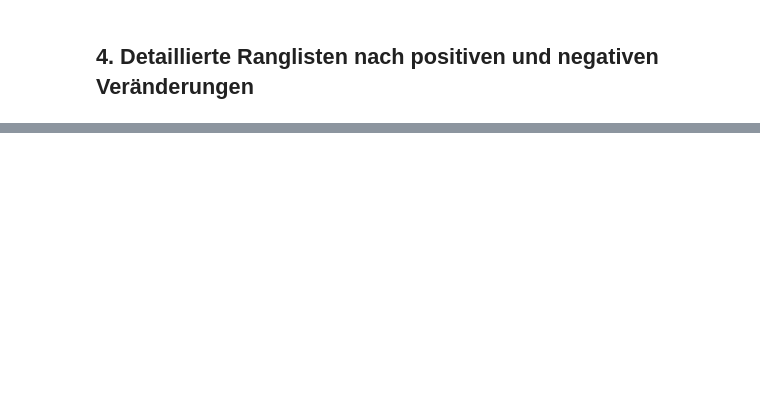
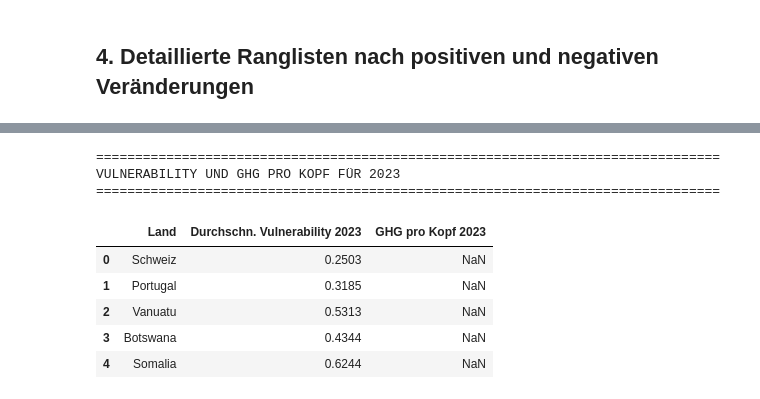
Before and after one commit to damiansze/Climate-Justice, a Jupyter notebook: 06_Case_study_indicator.ipynb, the cells around one changed output, grey strips where cells are left out. Cells and saved outputs as stored; diff of their text form; code cells hidden in the pictures; blank space fills up the shorter version.

```diff
--- a/06_Case_study_indicator.ipynb
+++ b/06_Case_study_indicator.ipynb
@@ -159,0 +329,69 @@ for country_code, country_name in countries.items():
+# %%
+# Schweiz zur Länderliste hinzufügen
+analysis_countries = {
+    'CHE': 'Schweiz',
+    'PRT': 'Portugal',
+    'VUT': 'Vanuatu',
+    'BWA': 'Botswana',
+    'SOM': 'Somalia'
+}
+
+# Vulnerability-Daten für 2023 sammeln
+vulnerability_2023 = {}
+
+for country_code, country_name in analysis_countries.items():
+    if country_code in results and results[country_code]:
+        # Durchschnitt aller Vulnerability-Indikatoren für 2023
+        values_2023 = [data['2023'] for data in results[country_code].values() if pd.notna(data['2023'])]
+        if values_2023:
+            vulnerability_2023[country_name] = np.mean(values_2023)
+    else:
+        # Daten direkt aus den Indikator-DataFrames holen
+        values_2023 = []
+        for df in indicator_data.values():
+            if '2023' in df.columns:
+                country_row = df[df['ISO3'] == country_code]
+                if not country_row.empty:
+                    value = pd.to_numeric(country_row['2023'].values[0], errors='coerce')
+                    if pd.notna(value):
+                        values_2023.append(value)
+        if values_2023:
+            vulnerability_2023[country_name] = np.mean(values_2023)
+
+# GHG pro Kopf für 2023 einlesen
+ghg_path = Path("data/vuln_indicators/id_ghgpc/score.csv")
+ghg_2023 = {}
+
+if ghg_path.exists():
+    df_ghg = pd.read_csv(ghg_path)
+    if '2023' in df_ghg.columns:
+        for country_code, country_name in analysis_countries.items():
+            country_row = df_ghg[df_ghg['ISO3'] == country_code]
+            if not country_row.empty:
+                value = pd.to_numeric(country_row['2023'].values[0], errors='coerce')
+                if pd.notna(value):
+                    ghg_2023[country_name] = value
+
+# Ergebnisse anzeigen
+print(f"\n{'='*80}")
+print(f"VULNERABILITY UND GHG PRO KOPF FÜR 2023")
+print(f"{'='*80}\n")
+
+result_df = pd.DataFrame({
+    'Land': list(analysis_countries.values()),
+    'Durchschn. Vulnerability 2023': [vulnerability_2023.get(name, np.nan) for name in analysis_countries.values()],
+    'GHG pro Kopf 2023': [ghg_2023.get(name, np.nan) for name in analysis_countries.values()]
+})
+
+result_df = result_df.round(4)
+display(result_df)
+# %% [output]
+================================================================================
+VULNERABILITY UND GHG PRO KOPF FÜR 2023
+================================================================================
+|  | Land | Durchschn. Vulnerability 2023 | GHG pro Kopf 2023 |
+| 0 | Schweiz | 0.2503 | NaN |
+| 1 | Portugal | 0.3185 | NaN |
+| 2 | Vanuatu | 0.5313 | NaN |
+| 3 | Botswana | 0.4344 | NaN |
+| 4 | Somalia | 0.6244 | NaN |
```
Also changed, not shown: parts of 4 cells of this notebook, 1 other file.
